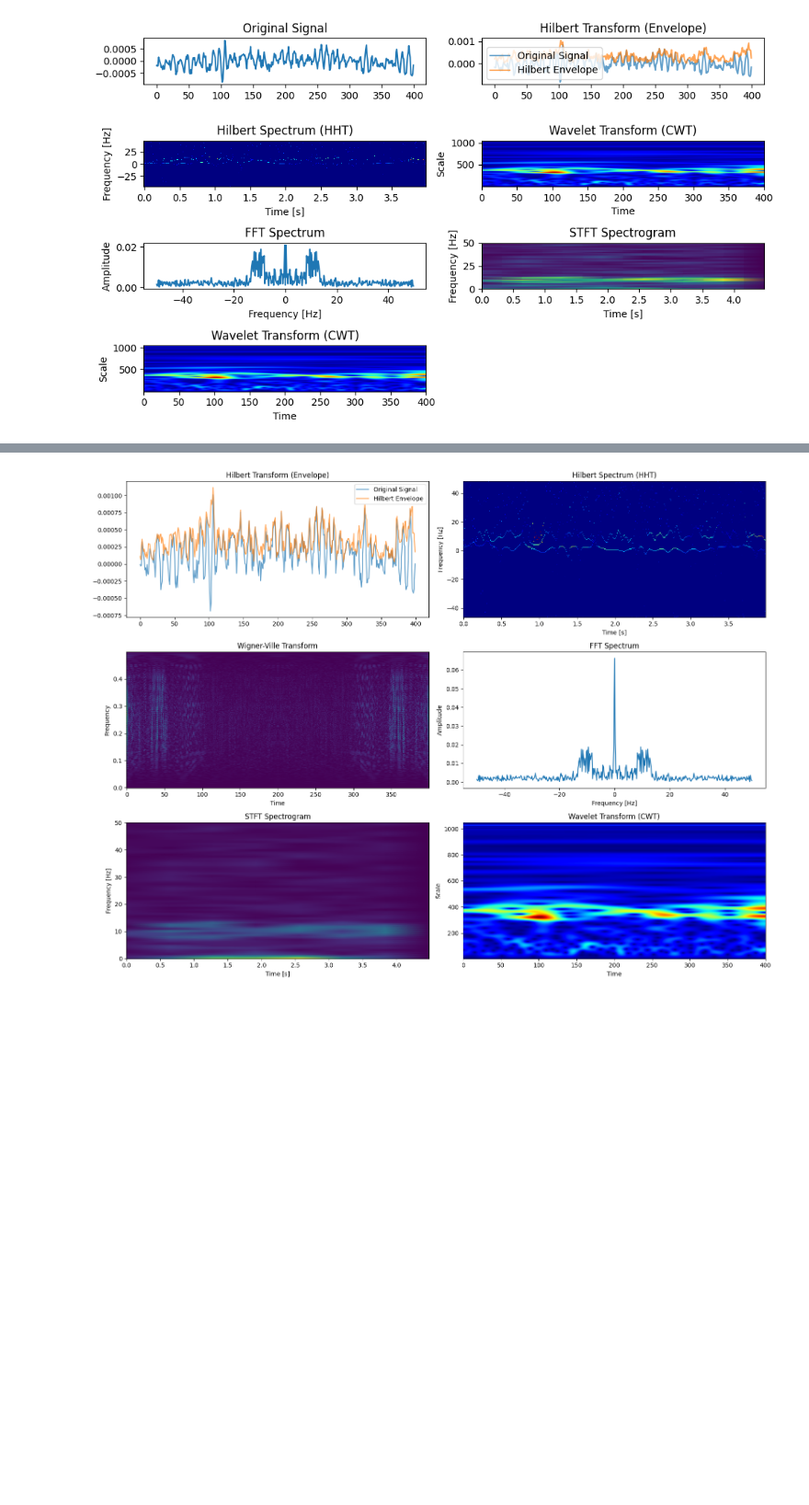
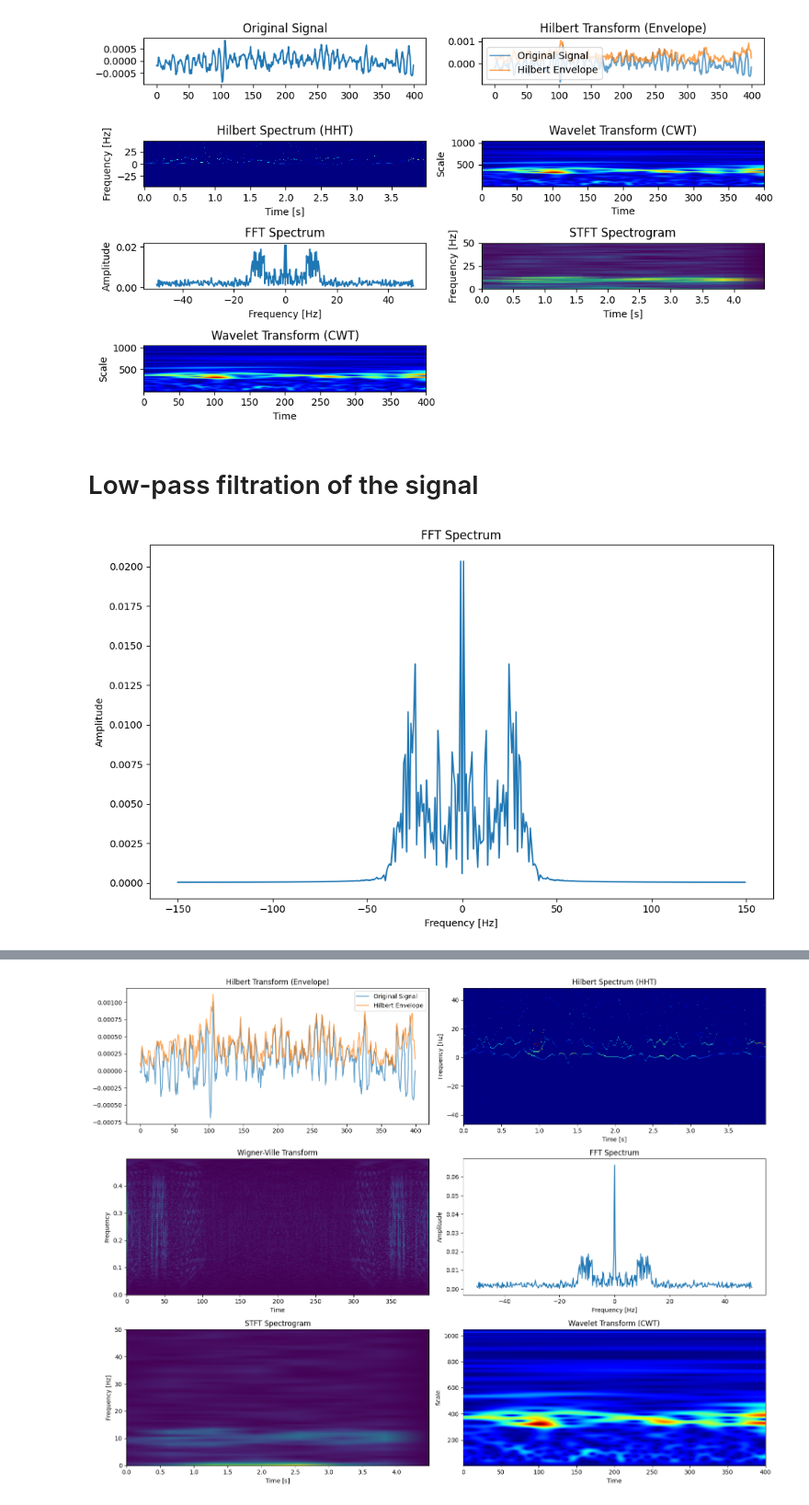
Before and after one commit to HGrayston/TTK7, a Jupyter notebook: nb.ipynb, the cells around one changed output, grey strips where cells are left out. Shown at 92% size. Saved outputs shown, nothing was run; the diff lists cells and outputs as text; code cells hidden in the pictures; blank space fills up the shorter version.

Commit message:
added a low pass filtering scheme

```diff
--- a/nb.ipynb
+++ b/nb.ipynb
@@ -30,6 +30,30 @@ if plot_analytical_signal:
     analyzer.plot_all(signal, results, width, height)
 # %% [output]
 [figure]
+# %% [markdown]
+# Low-pass filtration of the signal
+# %%
+from scipy.signal import butter, filtfilt
+
+# Define low-pass filter
+def low_pass_filter(data, cutoff, fs, order=4):
+    nyquist = 0.5 * fs
+    normal_cutoff = cutoff / nyquist
+    b, a = butter(order, normal_cutoff, btype='low', analog=False)
+    filtered_data = filtfilt(b, a, data)
+    return filtered_data
+
+# Apply low-pass filter to the signal
+cutoff_frequency = 30.0
+sampling_frequency = 300.0
+filtered_signal = low_pass_filter(signal, cutoff_frequency, sampling_frequency)
+
+# See the FFT transform of the filtered signal
+fft_filtered = SignalAnalyzer.fft_transform(filtered_signal, fs=sampling_frequency)
+
+analyzer.plot(filtered_signal, fft_filtered, width=10, height=6)
+# %% [output]
+[figure, added]
 # %%
 # Add white noise
 noise = np.random.normal(0,signal.max()/10,len(signal))
```
Also changed, not shown: parts of 4 cells of this notebook, 2 other files.
